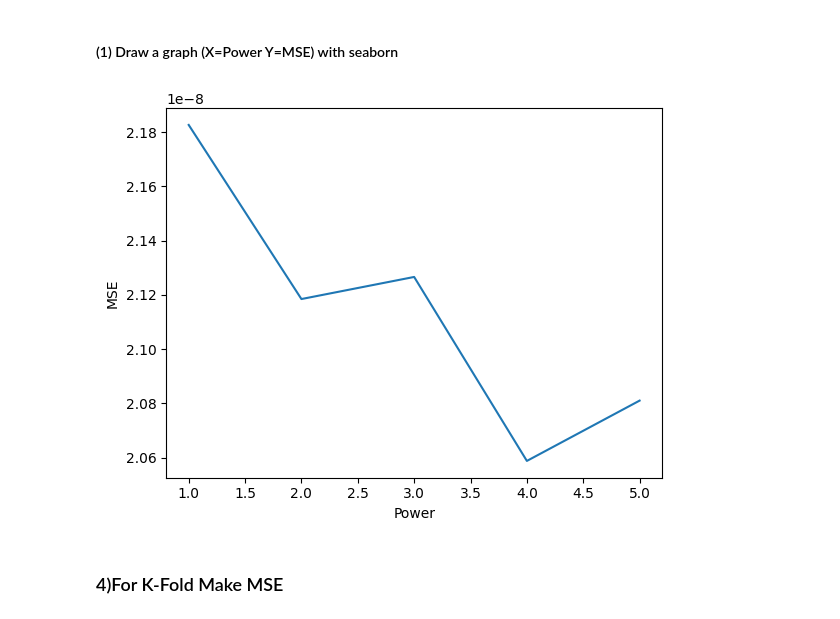
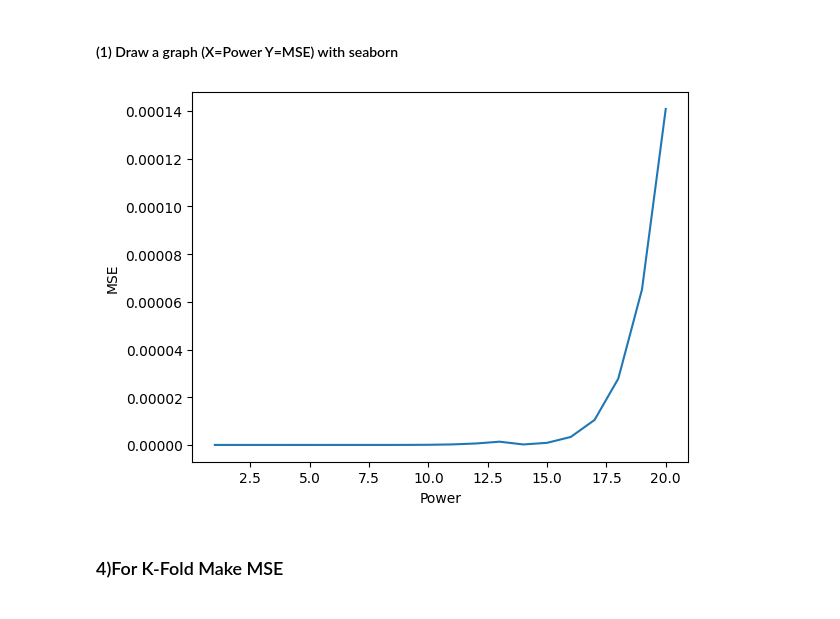
Before and after one commit to milkywaypeko/ASD_FI_Correlation, a Jupyter notebook: ASD_ID_FI_Correlation_Google.ipynb, the cells around one changed output. Cells and saved outputs as stored; diff of their text form; code cells hidden in the pictures.

```diff
--- a/ASD_ID_FI_Correlation_Google.ipynb
+++ b/ASD_ID_FI_Correlation_Google.ipynb
@@ -146,0 +262,9 @@ plt.show()
+# %%
+data['All_Disability'] = data.loc[:, 'PD' : 'EP'].sum(axis=1)
+
+data['ASD_All_Disability_rate'] = data['ASD']/data['All_Disability']
+
+ASD_VS_Disability_Rate_ols_smf = smf.ols(formula='ASD_All_Disability_rate ~ Financial_Independence'.format(name=EnglishName), data=data)
+ASD_VS_Disability_Rate_ols_smf_results = ASD_VS_Disability_Rate_ols_smf.fit()
+
+ASD_VS_Disability_Rate_ols_smf_results.summary()
@@ -230,7 +506,7 @@ plt.show()
 # %%
-# Make Polynomial Maximum 5
-Financial_Independence_pol = PolynomialFeatures(degree=5, interaction_only=False, include_bias=False)
+# Make Polynomial Maximum 20
+Financial_Independence_pol = PolynomialFeatures(degree=30, interaction_only=False, include_bias=False)
 
-# polf[0] power 1, polf[1] power 2, polf[2] power 3, polf[3] power 4, polf[4] power 5
+# polf[0] power 1, polf[1] power 2, polf[2] power 3, polf[3] power 4, polf[4] power 5...
 Financial_Independence_polf = Financial_Independence_pol.fit_transform(data.loc[:, 'Financial_Independence'].values.reshape(-1, 1))
 # %% [markdown]
@@ -299,13 +581,12 @@ loocv.get_n_splits(X)
 227
 # %%
 #For LOOCV Make MSE
-lm = [LinearRegression(fit_intercept=True)] * 5
-lm_fit = [LinearRegression(fit_intercept=True)] * 5
-lm_predict = [np.ndarray] * 5
+lm = [LinearRegression(fit_intercept=True)] * 20
+lm_fit = [LinearRegression(fit_intercept=True)] * 20
+lm_predict = [np.ndarray] * 20
 loocvMSE = []
-for i in np.arange(0, 5):
+for i in np.arange(0, 20):
     loocv_mse = []
-
     for train_index, test_index in loocv.split(X):
         X_train, X_test = X[train_index], X[test_index]
         y_train, y_test = y[train_index], y[test_index]
@@ -319,5 +600,5 @@ for i in np.arange(0, 5):
 
         loocv_mse.append(mean_squared_error(y_test, lm_predict[i]))
     loocvMSE.append(np.array(loocv_mse).mean())
-    print('lm[', str(i + 1), '] MSE : ', loocvMSE[i])
+    print('lm[', str(i), '] MSE : ', loocvMSE[i])
 # %% [output]
@@ -341,10 +637,10 @@ plt.show()
 ### 3) For Cross Test LOOCV splits data
 # %%
 # For Cross Test LOOCV
-lm = [LinearRegression(fit_intercept=True)]*5
+lm = [LinearRegression(fit_intercept=True)]*20
 scoreMSE = []
 
-for i in np.arange(0, 5):
+for i in np.arange(0, 20):
     if(i==0):
         cval = cross_val_score(lm[i],
                                     Financial_Independence_polf[:, 0].reshape(-1, 1),
@@ -362,5 +658,5 @@ for i in np.arange(0, 5):
                                     n_jobs=-1,
                                     scoring='neg_mean_squared_error')
         scoreMSE.append(-cval.mean())
-    print('lm[', str(i + 1), '] MSE : ', scoreMSE[i])
+    print('lm[', str(i), '] MSE : ', scoreMSE[i])
 # %% [output]
@@ -372,14 +683,14 @@ lm[ 5 ] MSE :  2.0810022374247614e-08
 # %% [markdown]
 #### (1) Draw a graph (X=Power Y=MSE) with seaborn
 # %%
-MSE_score_X = np.array([1, 2, 3, 4, 5])
+MSE_score_X = np.arange(1, 21)
 MSE_score_y = np.array(scoreMSE)
 sns.lineplot(x = MSE_score_X, y = MSE_score_y)
 plt.xlabel('Power')
 plt.ylabel('MSE')
 plt.show()
 # %% [output]
-[figure, old version]
+[figure, new version]
 # %% [markdown]
 ### 4)For K-Fold Make MSE
 # %%
```
Also changed, not shown: parts of 64 cells of this notebook.
